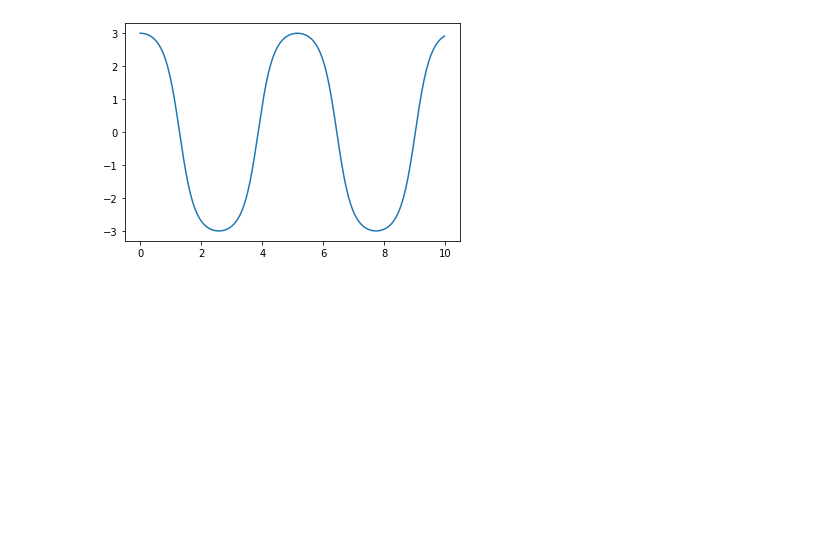
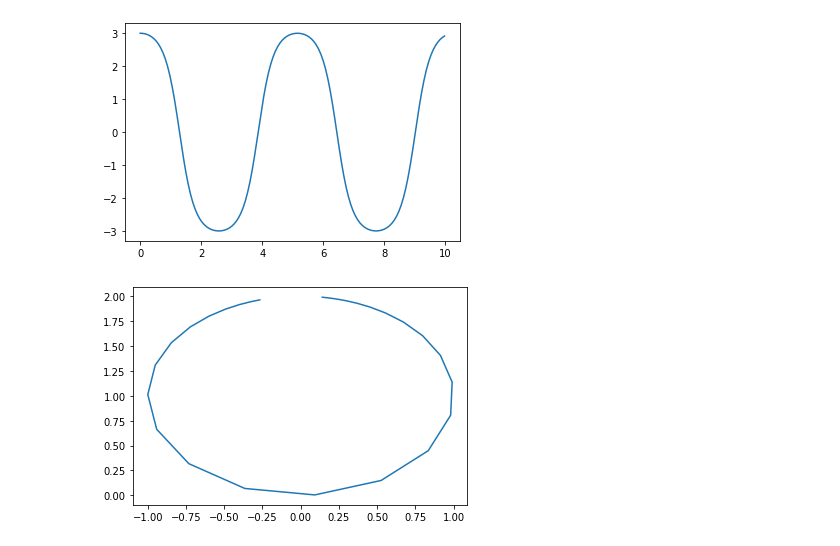
Before and after one commit to IvanCHC/Dynamics, a Jupyter notebook: examples/pendulum.ipynb, the cells around one changed output. Saved outputs shown, nothing was run; the diff lists cells and outputs as text; code cells hidden in the pictures; blank space fills up the shorter version.

```diff
--- a/examples/pendulum.ipynb
+++ b/examples/pendulum.ipynb
@@ -27,5 +27,10 @@ plt.plot(solu.time, solu.displacement)
 plt.show()
 # %% [output]
 [figure]
+# %%
+plt.plot(solu['x'][:30], solu['y'][:30])
+plt.show()
+# %% [output]
+[figure, added]
 # %%
 simulation.results.clear()
```
Also changed, not shown: parts of 1 cell of this notebook, 3 other files.
